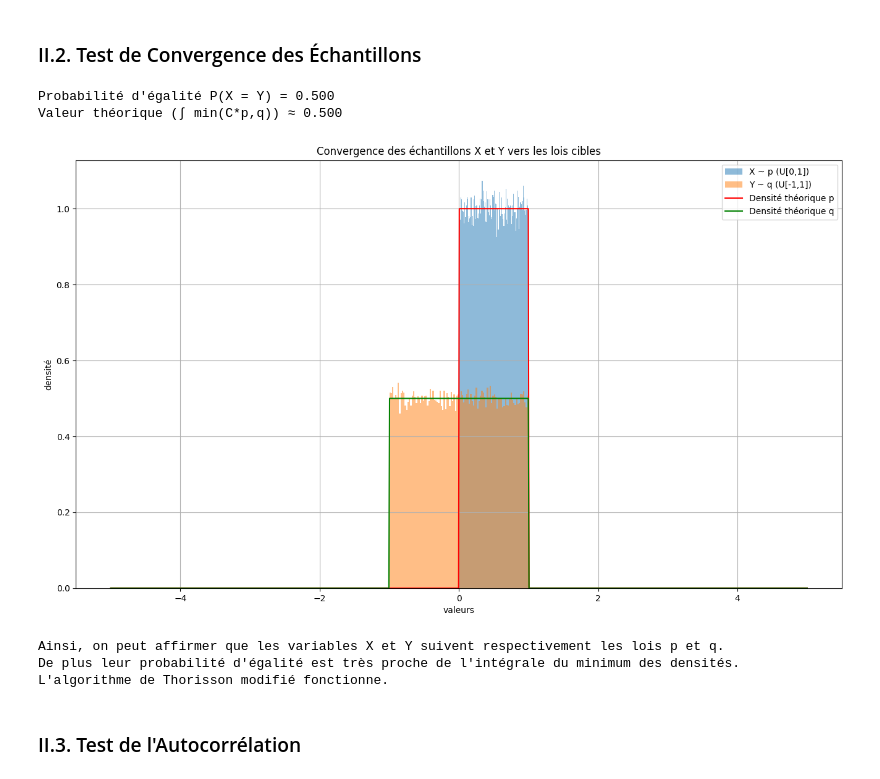
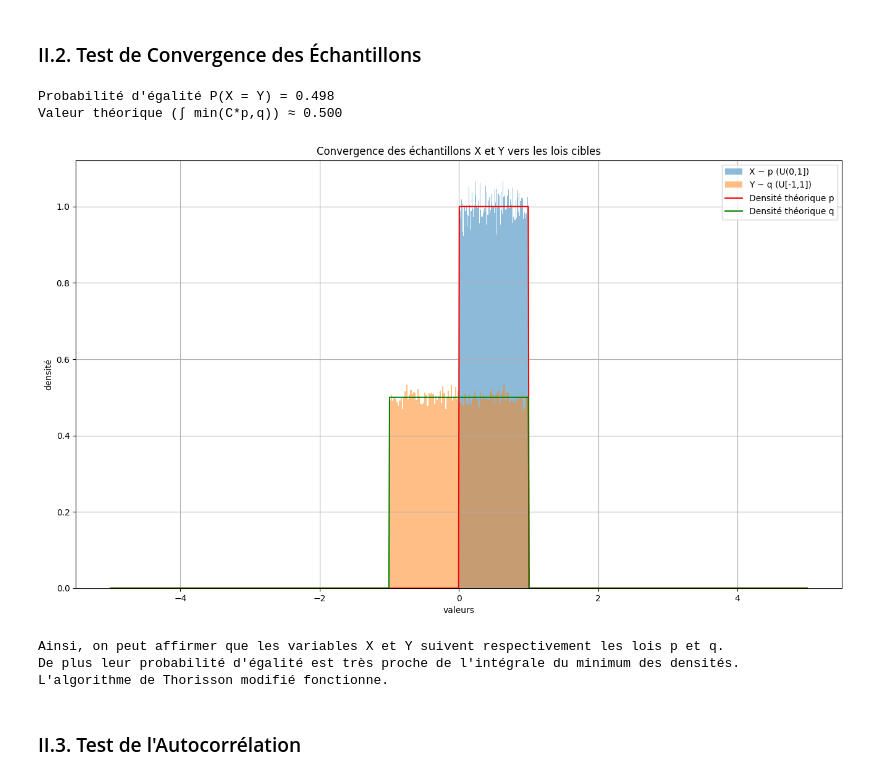
Before and after one commit to marieensae/Coupling, a Jupyter notebook: Test_Thorisson_lois_Uniformes.ipynb, the cells around one changed output. Cells and saved outputs as stored; diff of their text form; code cells hidden in the pictures.

```diff
--- a/Test_Thorisson_lois_Uniformes.ipynb
+++ b/Test_Thorisson_lois_Uniformes.ipynb
@@ -245,34 +245,34 @@ times   = np.array(times)
 # %%
 # Visualisation de la convergence des échantillons
 plt.figure(figsize=(16, 9))
-plt.hist(X_vals, bins=100, density=True, alpha=0.5, label='X ~ p (U[0,1])') #Le paramètre alpha joue sur la transparence de l'histogramme pour visualiser les zones de recouvrement
+plt.hist(X_vals, bins=100, density=True, alpha=0.5, label='X ~ p (U(0,1])') #Le paramètre alpha joue sur la transparence de l'histogramme pour visualiser les zones de recouvrement
 plt.hist(Y_vals, bins=100, density=True, alpha=0.5, label='Y ~ q (U[-1,1])') #Le paramètre density permet de vérifier les lois marginales de X et de Y
 
 # Analyse : probabilité d'égalité
 print(f"Probabilité d'égalité P(X = Y) = {erreur_egalite(X_vals,Y_vals) / len(X_vals):.3f}")
 
 # Analyse : valeur théorique de l'intrégrale du min
 print(f"Valeur théorique (∫ min(C*p,q)) ≈ {calcul_integral_min(p_densite, q_densite, C=C):.3f}")
 
 # Densités théoriques
 x_vals = np.linspace(-5, 5, 1000)
 plt.plot(x_vals, p_densite(x_vals), 'r-', label='Densité théorique p')
 plt.plot(x_vals, q_densite(x_vals), 'g-', label='Densité théorique q')
 
 plt.legend()
 plt.title("Convergence des échantillons X et Y vers les lois cibles")
 plt.xlabel("valeurs")
 plt.ylabel("densité")
 plt.grid(True)
 plt.show()
 
 print("Ainsi, on peut affirmer que les variables X et Y suivent respectivement les lois p et q.")
 print("De plus leur probabilité d\'égalité est très proche de l'intégrale du minimum des densités.")
 print("L\'algorithme de Thorisson modifié fonctionne.")
 # %% [output]
-Probabilité d'égalité P(X = Y) = 0.500
+Probabilité d'égalité P(X = Y) = 0.498
 Valeur théorique (∫ min(C*p,q)) ≈ 0.500
-[figure, old version]
+[figure, new version]
 Ainsi, on peut affirmer que les variables X et Y suivent respectivement les lois p et q.
 De plus leur probabilité d'égalité est très proche de l'intégrale du minimum des densités.
 L'algorithme de Thorisson modifié fonctionne.
```
Also changed, not shown: 19 other files.
